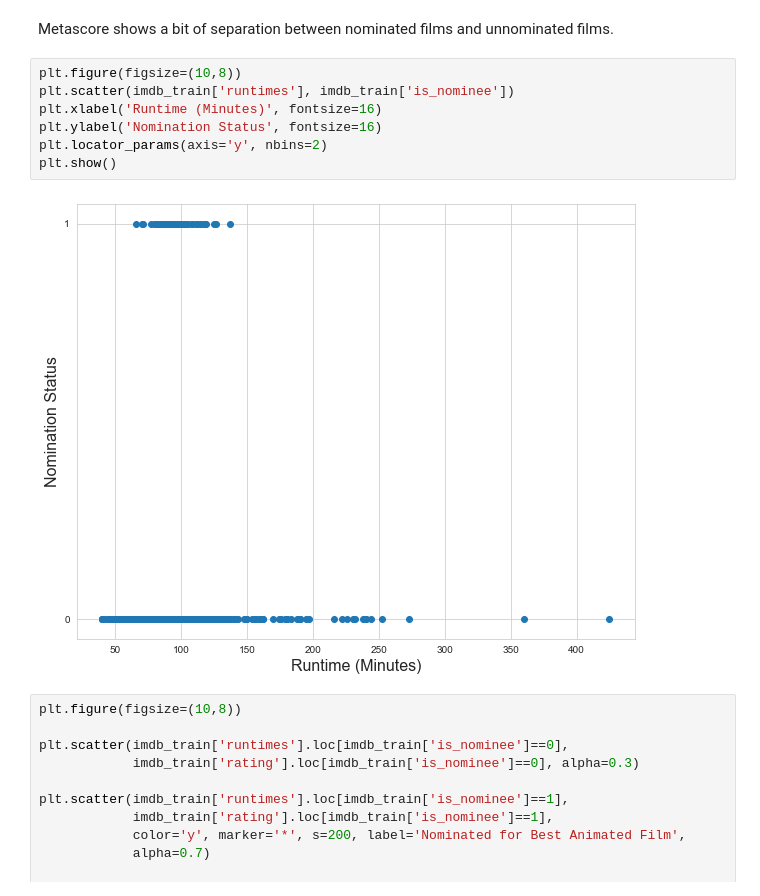
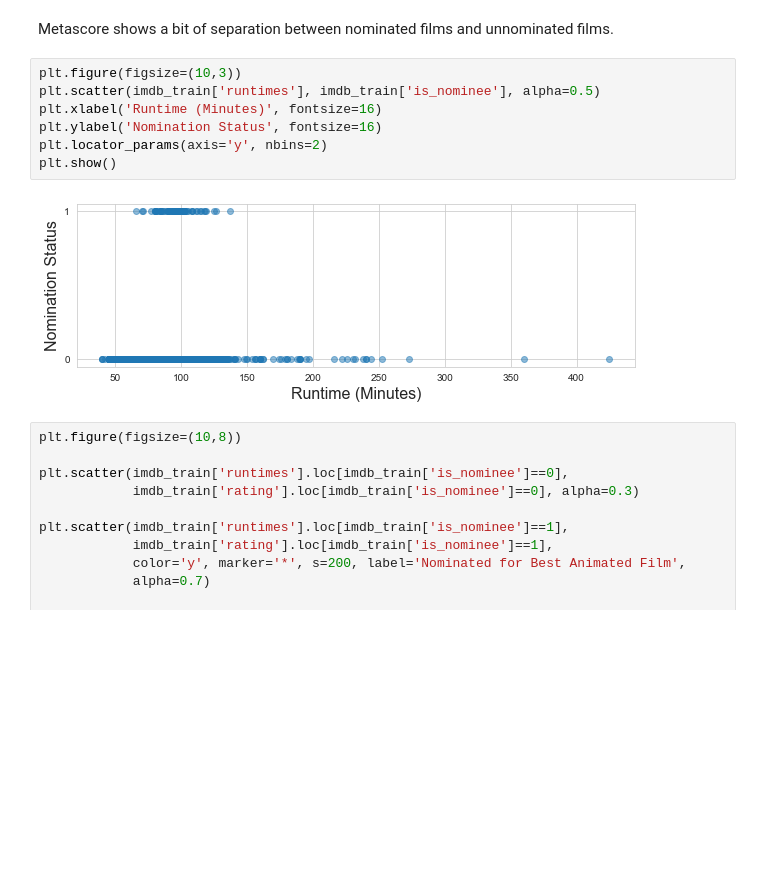
Before and after one commit to wrlaxboy151/may22-lunar-outpost, a Jupyter notebook: Data/Exploratory Data Analysis CDR.ipynb, the cells around one changed output. Drawn from its saved outputs; the diff is of its cells as text; blank space fills up the shorter version.

```diff
--- a/Data/Exploratory Data Analysis CDR.ipynb
+++ b/Data/Exploratory Data Analysis CDR.ipynb
@@ -147,14 +147,14 @@ plt.show()
 # %% [markdown]
 Metascore shows a bit of separation between nominated films and unnominated films.
 # %%
-plt.figure(figsize=(10,8))
-plt.scatter(imdb_train['runtimes'], imdb_train['is_nominee'])
+plt.figure(figsize=(10,3))
+plt.scatter(imdb_train['runtimes'], imdb_train['is_nominee'], alpha=0.5)
 plt.xlabel('Runtime (Minutes)', fontsize=16)
 plt.ylabel('Nomination Status', fontsize=16)
 plt.locator_params(axis='y', nbins=2)
 plt.show()
 # %% [output]
-[figure, old version]
+[figure, new version]
 # %%
 plt.figure(figsize=(10,8))
 
```
Also changed, not shown: parts of 2 cells of this notebook.
